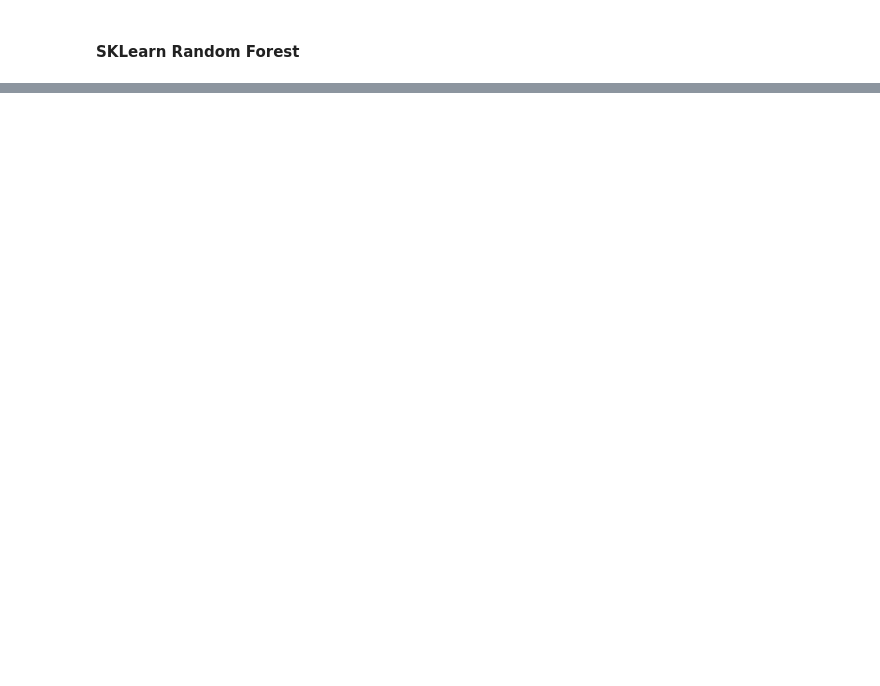
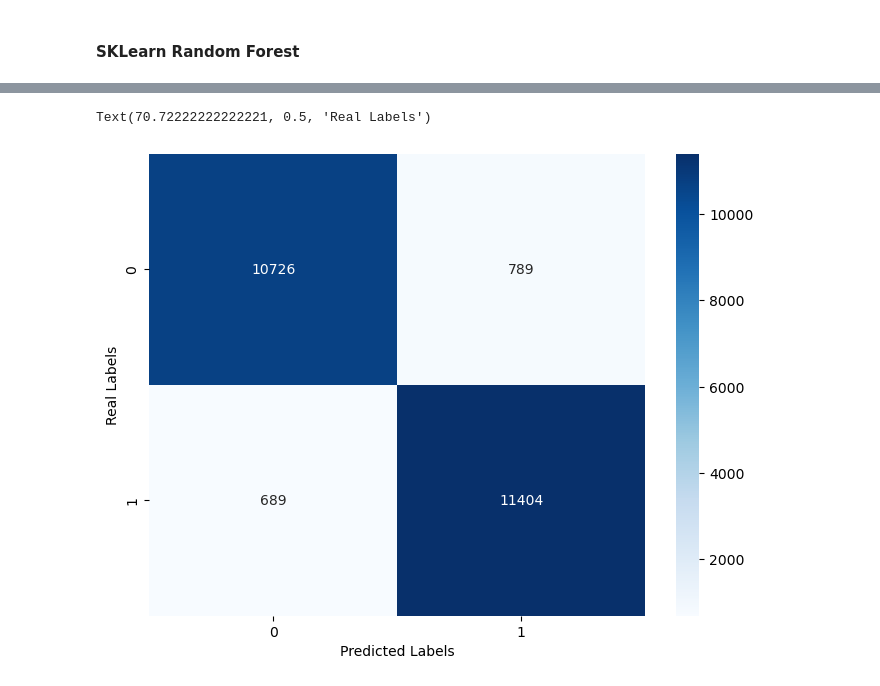
Before and after one commit to ahedrick510/machine_learning, a Jupyter notebook: Final Project/fakenews.ipynb, the cells around one changed output, grey strips where cells are left out. Saved outputs shown, nothing was run; the diff lists cells and outputs as text; code cells hidden in the pictures; blank space fills up the shorter version.

```diff
--- a/Final Project/fakenews.ipynb
+++ b/Final Project/fakenews.ipynb
@@ -300,2 +320,9 @@ ValueError: X has 24607 features, but MultinomialNB is expecting 48843 features
 # %% [markdown]
 #### SKLearn K-Nearest Neighbors
+# %%
+from sklearn.neighbors import KNeighborsClassifier
+k = [10, 100, 1000]
+for i in k:
+    knn = KNeighborsClassifier(n_neighbors = i)
+    knn.fit(training_features, training_labels)
+    print('Accuracy for k = ' + str(i) + ' is ' + str(np.round(100*knn.score(vali_features, vali_labels),3)) + '%')
@@ -301,0 +333,5 @@ ValueError: X has 24607 features, but MultinomialNB is expecting 48843 features
+# %%
+i = 1
+knn = KNeighborsClassifier(n_neighbors = i)
+knn.fit(training_features, training_labels)
+print('Accuracy for k = ' + str(i) + ' is ' + str(np.round(100*knn.score(vali_features, vali_labels),3)) + '%')
@@ -302,2 +340,13 @@ ValueError: X has 24607 features, but MultinomialNB is expecting 48843 features
 # %% [markdown]
 #### SKLearn Random Forest
+# %%
+from sklearn.ensemble import RandomForestClassifier
+
+# classifier
+rf_classifier = RandomForestClassifier(n_estimators=300)
+rf_classifier.fit(training_features, training_labels)
+
+# predictor
+yrf = rf_classifier.predict(vali_features)
+
+print(classification_report(vali_labels, yrf))
@@ -303,0 +362,12 @@ ValueError: X has 24607 features, but MultinomialNB is expecting 48843 features
+# %%
+# print confusion matrix
+plt.figure(figsize = (8,6))
+
+sns.heatmap(confusion_matrix(vali_labels,yrf), annot=True,
+            fmt='', cmap='Blues')
+
+plt.xlabel('Predicted Labels')
+plt.ylabel('Real Labels')
+# %% [output]
+Text(70.72222222222221, 0.5, 'Real Labels')
+[figure, added]
```
Also changed, not shown: parts of 11 cells of this notebook.
